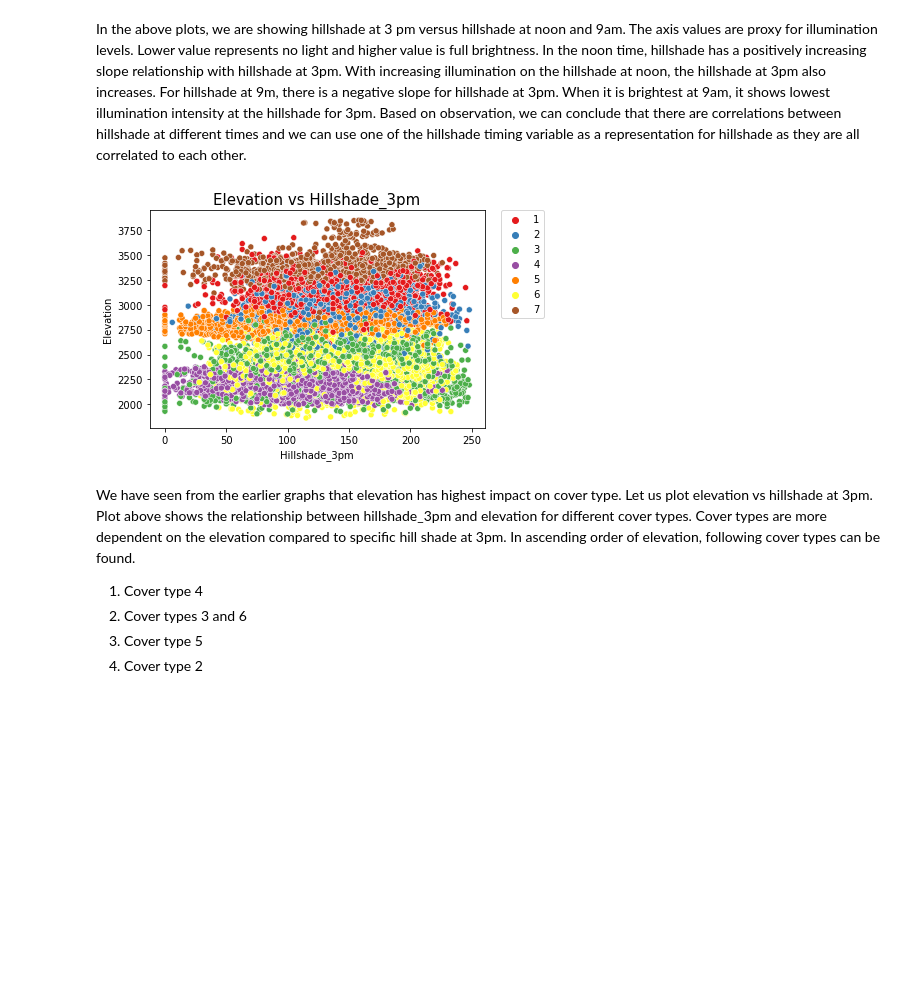
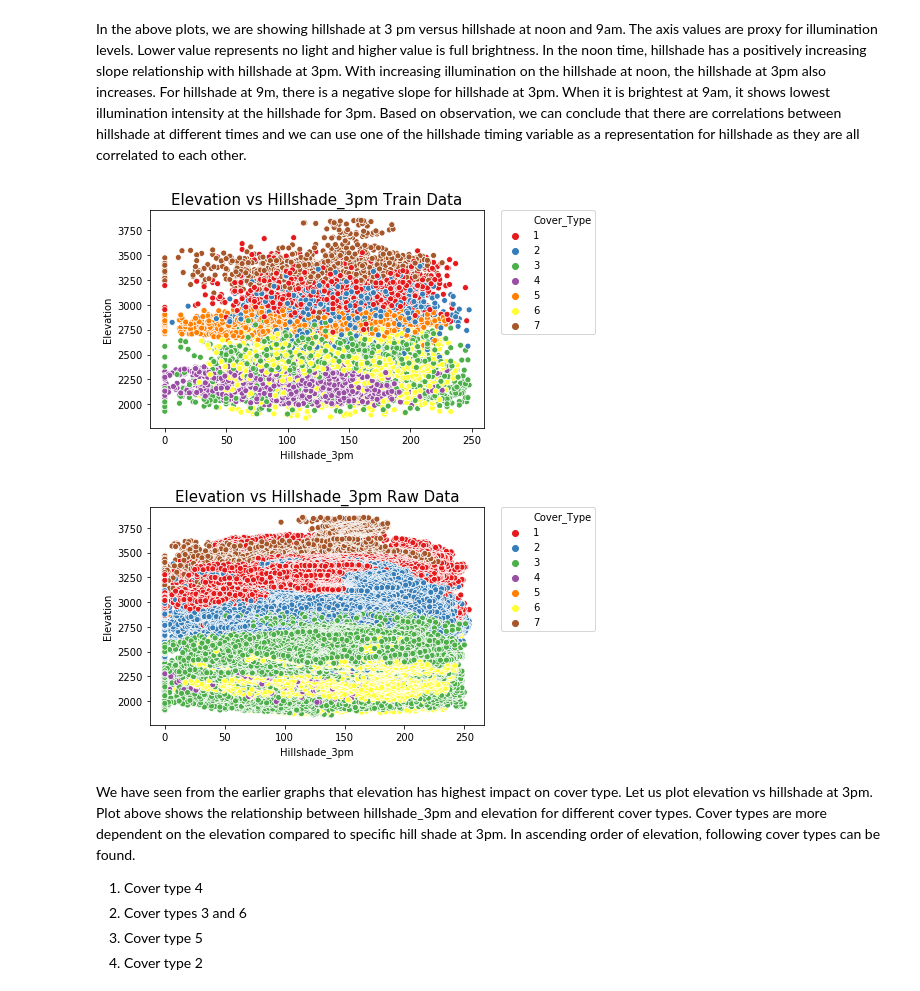
Before and after one commit to aidan-jackson-data/Forest-Cover-Type-Prediction, a Jupyter notebook: 207-final-notebook.ipynb, the cells around one changed output. Drawn from its saved outputs; the diff is of its cells as text; code cells hidden in the pictures; blank space fills up the shorter version.

```diff
--- a/207-final-notebook.ipynb
+++ b/207-final-notebook.ipynb
@@ -358,17 +395,28 @@ In the above plots, we are showing hillshade at 3 pm versus hillshade at noon an
 # %%
 # Visualize some collinear features with Cover_Type
 
 figsize = (20,20)
 
 # plot the first subplot - Elevation vs Hillshade
 sns.scatterplot(x="Hillshade_3pm", y="Elevation",
                 hue="Cover_Type", data=train_df,
                 legend="full", hue_norm=(0,8), palette="Set1")
-plt.title("Elevation vs Hillshade_3pm", size=15)
+plt.title("Elevation vs Hillshade_3pm Train Data", size=15)
 plt.legend(bbox_to_anchor=(1.05, 1), loc=2, borderaxespad=0.)
 plt.show()
+
+figsize = (20,20)
+
+# plot the first subplot - Elevation vs Hillshade
+sns.scatterplot(x="Hillshade_3pm", y="Elevation",
+                hue="Cover_Type", data=raw_data,
+                legend="full", hue_norm=(0,8), palette="Set1")
+plt.title("Elevation vs Hillshade_3pm Raw Data", size=15)
+plt.legend(bbox_to_anchor=(1.05, 1), loc=2, borderaxespad=0.)
+plt.show()
 # %% [output]
-[figure, old version]
+[figure, new version]
+[figure, added]
 # %% [markdown]
 We have seen from the earlier graphs that elevation has highest impact on cover type. Let us plot elevation vs hillshade at 3pm. Plot above shows the relationship between hillshade_3pm and elevation for different cover types. Cover types are more dependent on the elevation compared to specific hill shade at 3pm. In ascending order of elevation, following cover types can be found.
 
```
Also changed, not shown: parts of 25 cells of this notebook.
